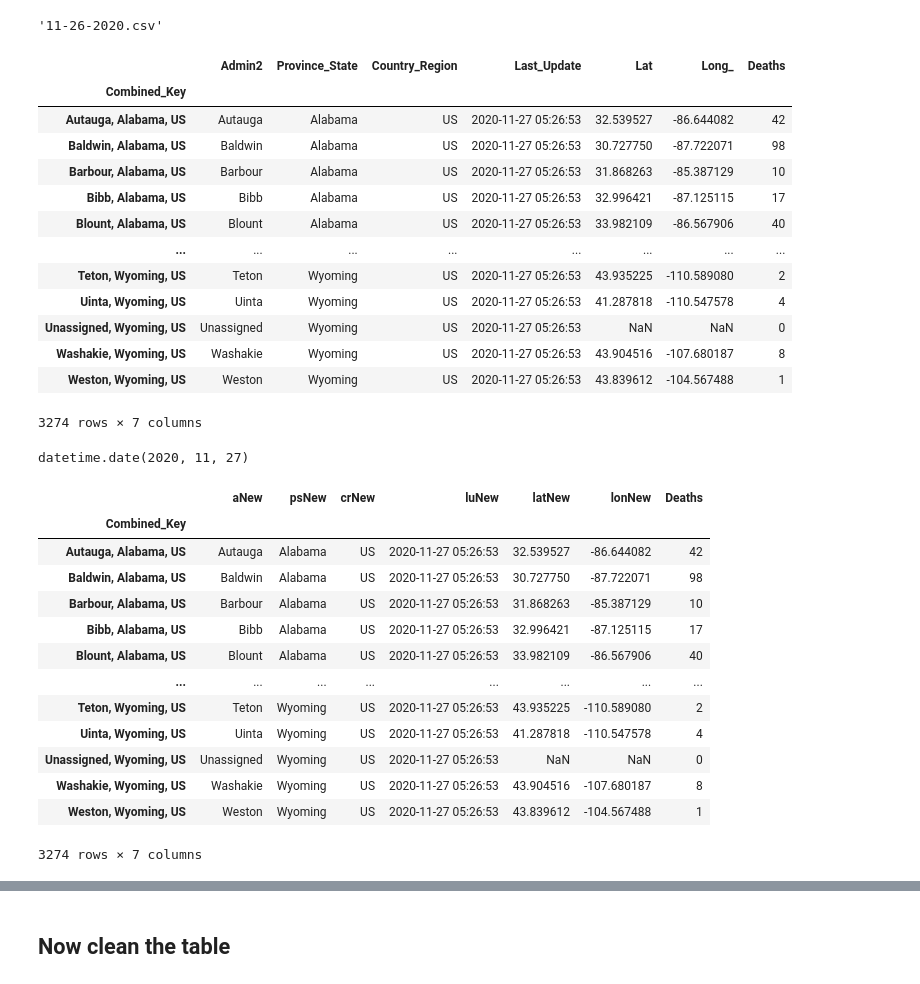
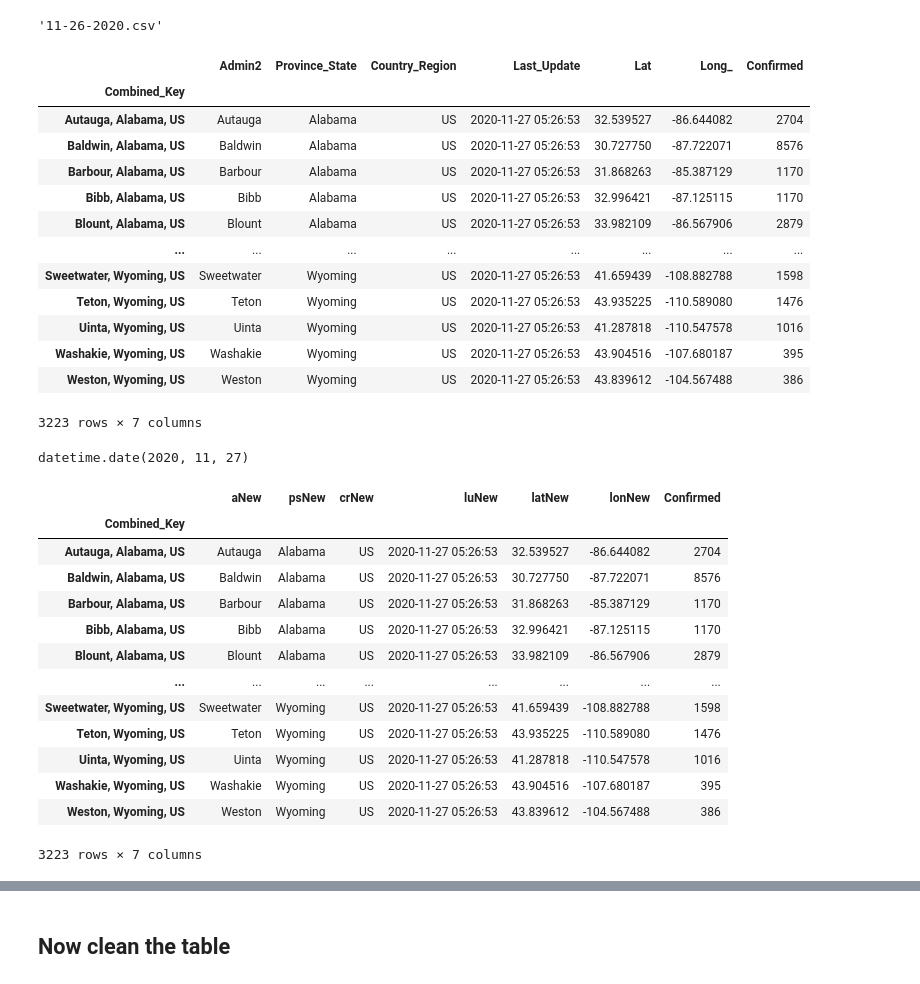
Before and after one commit to zdefne-usgs/covid_dashboard, a Jupyter notebook: covid_states.ipynb, the cells around one changed output, grey strips where cells are left out. Cells and saved outputs as stored; diff of their text form; code cells hidden in the pictures.

```diff
--- a/covid_states.ipynb
+++ b/covid_states.ipynb
@@ -16,6 +13,6 @@ import datetime
 # %%
 metric='Confirmed'
-metric='Deaths'
+# metric='Deaths'
 # metric='Recovered'
 # %%
 dr='https://raw.githubusercontent.com/CSSEGISandData/COVID-19/master/csse_covid_19_data/csse_covid_19_daily_reports/'
@@ -111,24 +109,25 @@ fname2
 # %%
 dfus=df2[['Combined_Key','Admin2','Province_State','Country_Region','Last_Update', 'Lat', 'Long_',metric]]
 dfus=dfus[dfus.Country_Region=='US']
+dfus=dfus[dfus.Admin2!='Unassigned']
 dfus.reset_index(drop=True, inplace=True)
 dfus.set_index('Combined_Key', inplace=True)
 dfus
 # %% [output]
-|  | Admin2 | Province_State | Country_Region | Last_Update | Lat | Long_ | Deaths |
+|  | Admin2 | Province_State | Country_Region | Last_Update | Lat | Long_ | Confirmed |
 | Combined_Key |  |  |  |  |  |  |  |
-| Autauga, Alabama, US | Autauga | Alabama | US | 2020-11-27 05:26:53 | 32.539527 | -86.644082 | 42 |
-| Baldwin, Alabama, US | Baldwin | Alabama | US | 2020-11-27 05:26:53 | 30.727750 | -87.722071 | 98 |
-| Barbour, Alabama, US | Barbour | Alabama | US | 2020-11-27 05:26:53 | 31.868263 | -85.387129 | 10 |
-| Bibb, Alabama, US | Bibb | Alabama | US | 2020-11-27 05:26:53 | 32.996421 | -87.125115 | 17 |
-| Blount, Alabama, US | Blount | Alabama | US | 2020-11-27 05:26:53 | 33.982109 | -86.567906 | 40 |
+| Autauga, Alabama, US | Autauga | Alabama | US | 2020-11-27 05:26:53 | 32.539527 | -86.644082 | 2704 |
+| Baldwin, Alabama, US | Baldwin | Alabama | US | 2020-11-27 05:26:53 | 30.727750 | -87.722071 | 8576 |
+| Barbour, Alabama, US | Barbour | Alabama | US | 2020-11-27 05:26:53 | 31.868263 | -85.387129 | 1170 |
+| Bibb, Alabama, US | Bibb | Alabama | US | 2020-11-27 05:26:53 | 32.996421 | -87.125115 | 1170 |
+| Blount, Alabama, US | Blount | Alabama | US | 2020-11-27 05:26:53 | 33.982109 | -86.567906 | 2879 |
 | ... | ... | ... | ... | ... | ... | ... | ... |
-| Teton, Wyoming, US | Teton | Wyoming | US | 2020-11-27 05:26:53 | 43.935225 | -110.589080 | 2 |
-| Uinta, Wyoming, US | Uinta | Wyoming | US | 2020-11-27 05:26:53 | 41.287818 | -110.547578 | 4 |
-| Unassigned, Wyoming, US | Unassigned | Wyoming | US | 2020-11-27 05:26:53 | NaN | NaN | 0 |
-| Washakie, Wyoming, US | Washakie | Wyoming | US | 2020-11-27 05:26:53 | 43.904516 | -107.680187 | 8 |
-| Weston, Wyoming, US | Weston | Wyoming | US | 2020-11-27 05:26:53 | 43.839612 | -104.567488 | 1 |
+| Sweetwater, Wyoming, US | Sweetwater | Wyoming | US | 2020-11-27 05:26:53 | 41.659439 | -108.882788 | 1598 |
+| Teton, Wyoming, US | Teton | Wyoming | US | 2020-11-27 05:26:53 | 43.935225 | -110.589080 | 1476 |
+| Uinta, Wyoming, US | Uinta | Wyoming | US | 2020-11-27 05:26:53 | 41.287818 | -110.547578 | 1016 |
+| Washakie, Wyoming, US | Washakie | Wyoming | US | 2020-11-27 05:26:53 | 43.904516 | -107.680187 | 395 |
+| Weston, Wyoming, US | Weston | Wyoming | US | 2020-11-27 05:26:53 | 43.839612 | -104.567488 | 386 |
-3274 rows × 7 columns
+3223 rows × 7 columns
 # %%
 dNew=pd.to_datetime(dfus['Last_Update'][0]).date()
 dNew
@@ -146,20 +145,20 @@ dfus2=dfus.rename(columns={
 #dfus2=dfus.copy()
 dfus2
 # %% [output]
-|  | aNew | psNew | crNew | luNew | latNew | lonNew | Deaths |
+|  | aNew | psNew | crNew | luNew | latNew | lonNew | Confirmed |
 | Combined_Key |  |  |  |  |  |  |  |
-| Autauga, Alabama, US | Autauga | Alabama | US | 2020-11-27 05:26:53 | 32.539527 | -86.644082 | 42 |
-| Baldwin, Alabama, US | Baldwin | Alabama | US | 2020-11-27 05:26:53 | 30.727750 | -87.722071 | 98 |
-| Barbour, Alabama, US | Barbour | Alabama | US | 2020-11-27 05:26:53 | 31.868263 | -85.387129 | 10 |
-| Bibb, Alabama, US | Bibb | Alabama | US | 2020-11-27 05:26:53 | 32.996421 | -87.125115 | 17 |
-| Blount, Alabama, US | Blount | Alabama | US | 2020-11-27 05:26:53 | 33.982109 | -86.567906 | 40 |
+| Autauga, Alabama, US | Autauga | Alabama | US | 2020-11-27 05:26:53 | 32.539527 | -86.644082 | 2704 |
+| Baldwin, Alabama, US | Baldwin | Alabama | US | 2020-11-27 05:26:53 | 30.727750 | -87.722071 | 8576 |
+| Barbour, Alabama, US | Barbour | Alabama | US | 2020-11-27 05:26:53 | 31.868263 | -85.387129 | 1170 |
+| Bibb, Alabama, US | Bibb | Alabama | US | 2020-11-27 05:26:53 | 32.996421 | -87.125115 | 1170 |
+| Blount, Alabama, US | Blount | Alabama | US | 2020-11-27 05:26:53 | 33.982109 | -86.567906 | 2879 |
 | ... | ... | ... | ... | ... | ... | ... | ... |
-| Teton, Wyoming, US | Teton | Wyoming | US | 2020-11-27 05:26:53 | 43.935225 | -110.589080 | 2 |
-| Uinta, Wyoming, US | Uinta | Wyoming | US | 2020-11-27 05:26:53 | 41.287818 | -110.547578 | 4 |
-| Unassigned, Wyoming, US | Unassigned | Wyoming | US | 2020-11-27 05:26:53 | NaN | NaN | 0 |
-| Washakie, Wyoming, US | Washakie | Wyoming | US | 2020-11-27 05:26:53 | 43.904516 | -107.680187 | 8 |
-| Weston, Wyoming, US | Weston | Wyoming | US | 2020-11-27 05:26:53 | 43.839612 | -104.567488 | 1 |
+| Sweetwater, Wyoming, US | Sweetwater | Wyoming | US | 2020-11-27 05:26:53 | 41.659439 | -108.882788 | 1598 |
+| Teton, Wyoming, US | Teton | Wyoming | US | 2020-11-27 05:26:53 | 43.935225 | -110.589080 | 1476 |
+| Uinta, Wyoming, US | Uinta | Wyoming | US | 2020-11-27 05:26:53 | 41.287818 | -110.547578 | 1016 |
+| Washakie, Wyoming, US | Washakie | Wyoming | US | 2020-11-27 05:26:53 | 43.904516 | -107.680187 | 395 |
+| Weston, Wyoming, US | Weston | Wyoming | US | 2020-11-27 05:26:53 | 43.839612 | -104.567488 | 386 |
-3274 rows × 7 columns
+3223 rows × 7 columns
 # %%
 dfusc=pd.concat([dfus1,dfus2], axis=1, join='outer')
 dfusc
```
Also changed, not shown: parts of 16 cells of this notebook, 6 other files.
